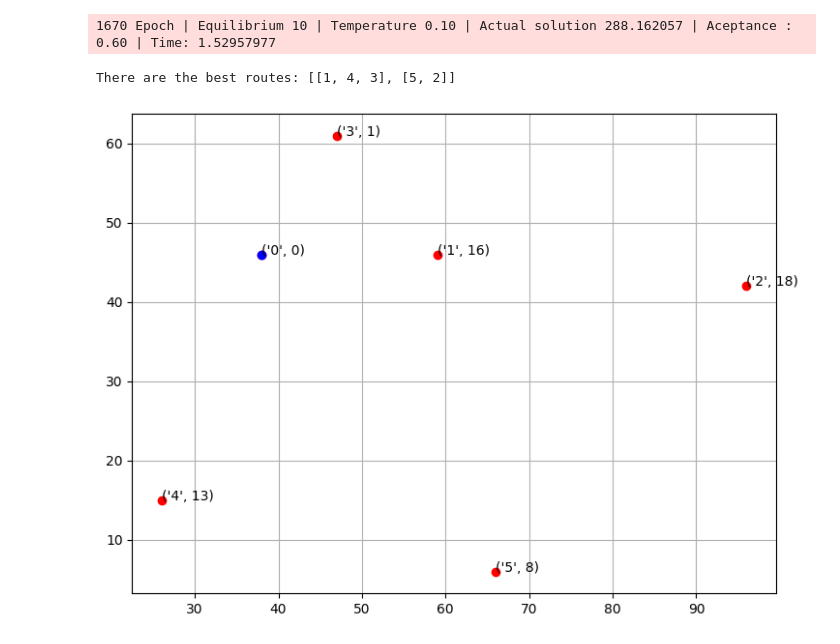
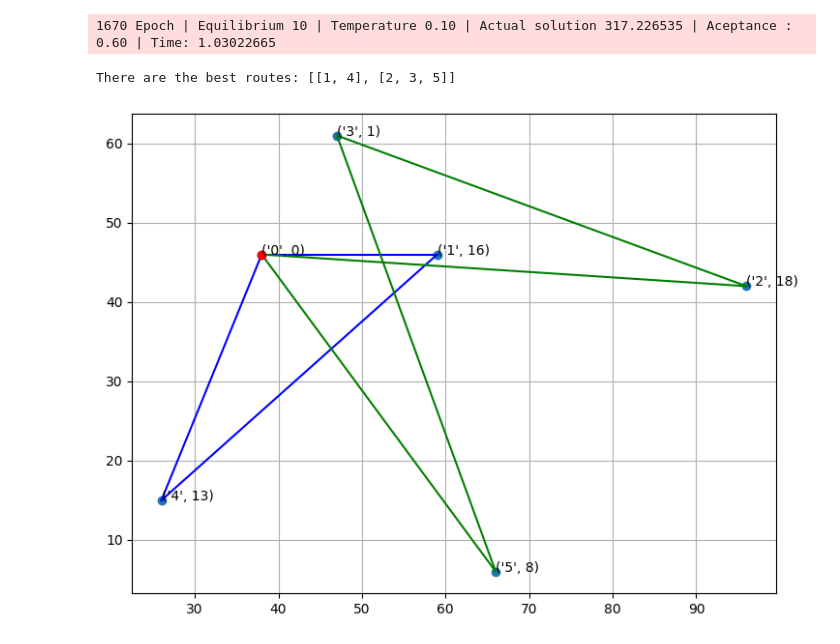
Before and after one commit to SamuelGuerrero/simulated-anealing, a Jupyter notebook: SimulatedAnealing.ipynb, the cells around one changed output. Cells and saved outputs as stored; diff of their text form; code cells hidden in the pictures.

```diff
--- a/SimulatedAnealing.ipynb
+++ b/SimulatedAnealing.ipynb
@@ -189,38 +196,52 @@ def getAllDistances(data, routes):
         allDistances += CVRP_function(coordenates)
     return allDistances
 # %%
-data = ((0,(38,46),0), (1,(59,46),16), (2,(96,42),18), (3,(47,61),1), (4,(26,15),13), (5,(66,6),8))
+data = [[0,[38,46],0], [1,[59,46],16], [2,[96,42],18], [3,[47,61],1], [4,[26,15],13], [5,[66,6],8]]
 
 sa = SAnnealing(domain=((0, 32),), step=1, final_temperature=0.1, temperature=500, alpha=0.95, equilibrium=10, time=0, limited_decimals=20, capacity = 30, data = data)
 sa.fit(getAllDistances)
 # %% [output]
-1670 Epoch | Equilibrium 10 | Temperature 0.10 | Actual solution 288.162057 | Aceptance : 0.60 | Time: 1.52957977
+1670 Epoch | Equilibrium 10 | Temperature 0.10 | Actual solution 317.226535 | Aceptance : 0.60 | Time: 1.03022665
-There are the best routes: [[1, 4, 3], [5, 2]]
+There are the best routes: [[1, 4], [2, 3, 5]]
+# %%
+drawRoutes(data, sa.best_solution)
+# %% [output]
+[figure, added]
 # %%
 import matplotlib.pyplot as plt
+def drawRoutes(data, routes):
+    plt.rcParams["figure.figsize"] = [7.50, 5.50]
+    plt.rcParams["figure.autolayout"] = True
 
-plt.rcParams["figure.figsize"] = [7.50, 5.50]
-plt.rcParams["figure.autolayout"] = True
+    x = []
+    y = []
+    demand = []
 
-x = []
-y = []
-demand = []
+    for i in range (0, len(data)):
+        x.append(data[i][1][0])
+        y.append(data[i][1][1])
+        demand.append(data[i][2])
 
-for i in range (0, len(data)):
-    x.append(data[i][1][0])
-    y.append(data[i][1][1])
-    demand.append(data[i][2])
+    plt.scatter(x, y)
 
-plt.plot(x, y, 'ro')
+    colors = ['b', 'g', 'r', 'c', 'm', 'y']
 
-i = 0
-for xy in zip(x, y):
-   plt.annotate((str(i), demand[i]), xy=xy, )
-   i += 1
+    idxColor = 0
+    for route in routes:
+        plt.plot((x[0], x[route[0]]),(y[0], y[route[0]]), c=colors[idxColor % len(colors)])
+        for i in np.arange(len(route)-1):
 
-plt.plot(x[0], y[0], 'ro', c="b")
+            plt.plot((x[route[i]], x[route[i+1]]),(y[route[i]], y[route[i+1]]), c=colors[idxColor % len(colors)])
+        plt.plot((x[0], x[route[i+1]]),(y[0], y[route[i+1]]), c=colors[idxColor])
+        idxColor += 1
 
-plt.grid()
-plt.show()
+    i = 0
+
+    for xy in zip(x, y):
+        plt.annotate((str(i), demand[i]), xy=xy, )
+        i += 1
+
+    plt.plot(x[0], y[0], 'ro', c="r")
+
+    plt.grid()
+    plt.show()
-# %% [output]
-[figure, removed]
```
Also changed, not shown: parts of 11 cells of this notebook.
